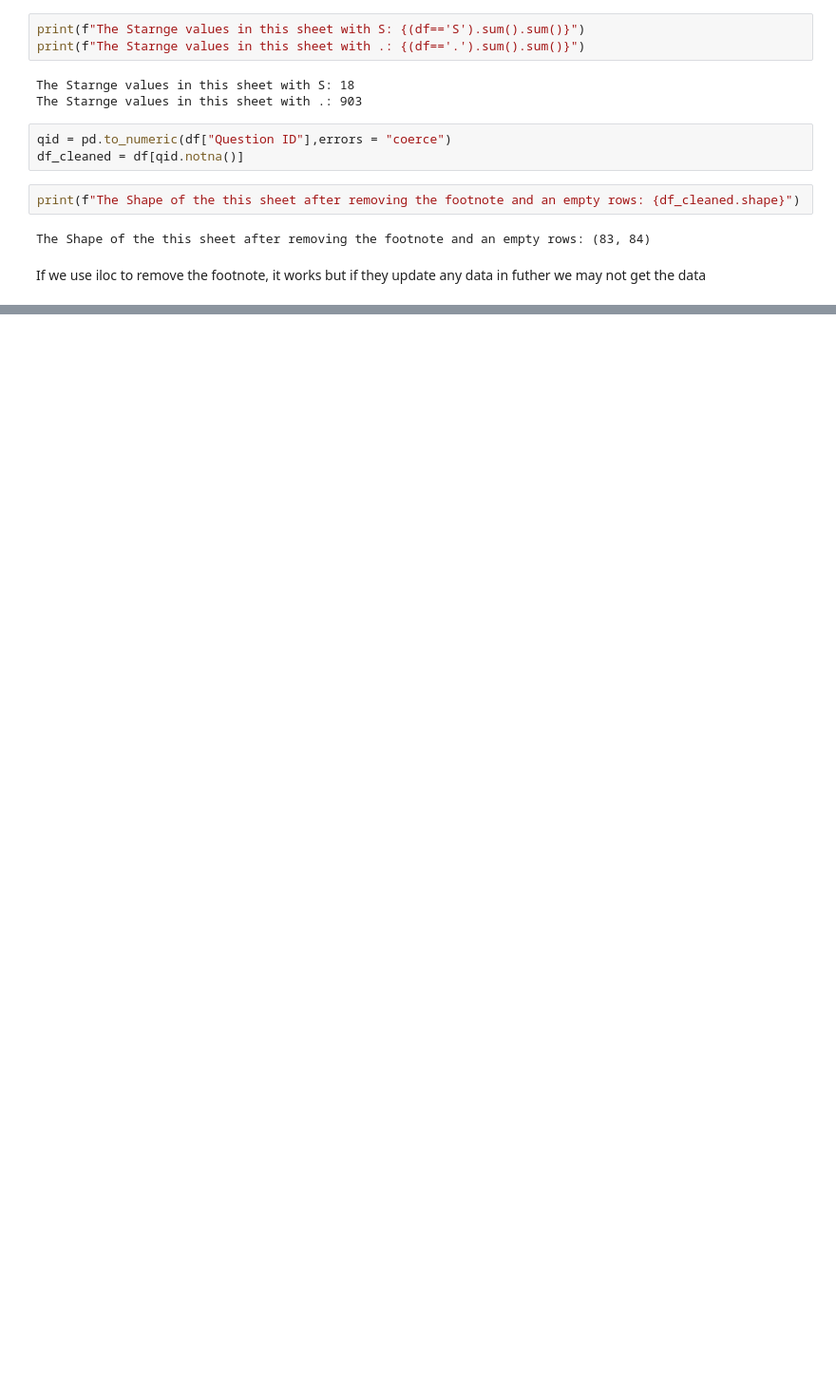
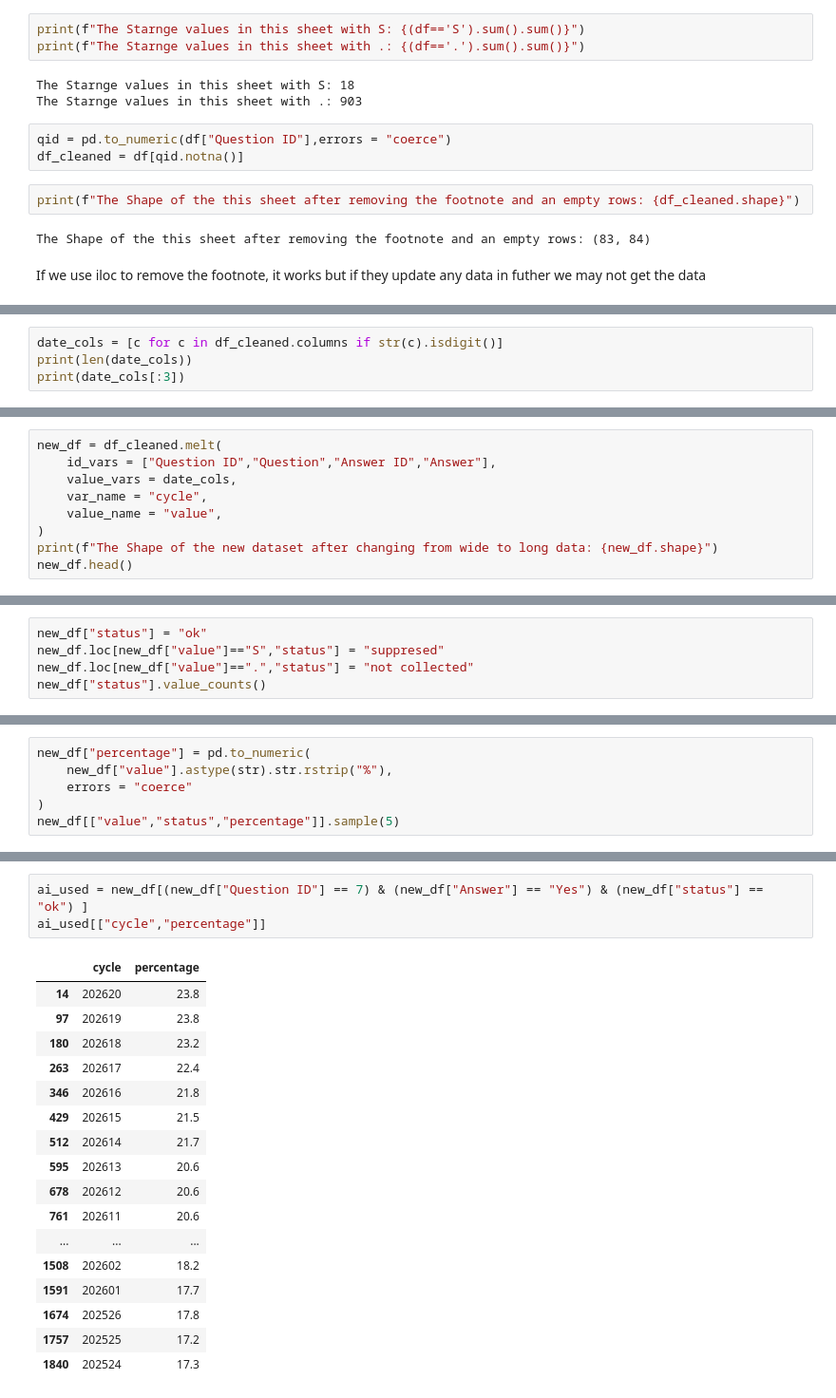
Before and after one commit to sasi1645/Ai-adoption-intel, a Jupyter notebook: notebooks/01_explore.ipynb, the cells around one changed output, grey strips where cells are left out. Shown at 95% size. Cells and saved outputs as stored; diff of their text form; blank space fills up the shorter version.

Commit message:
Changed the dataset from wide to long format and clean values

```diff
--- a/notebooks/01_explore.ipynb
+++ b/notebooks/01_explore.ipynb
@@ -99,0 +102,4 @@ If we use iloc to remove the footnote, it works but if they update any data in f
+# %%
+date_cols = [c for c in df_cleaned.columns if str(c).isdigit()]
+print(len(date_cols))
+print(date_cols[:3])
@@ -99,0 +109,9 @@ If we use iloc to remove the footnote, it works but if they update any data in f
+# %%
+new_df = df_cleaned.melt(
+    id_vars = ["Question ID","Question","Answer ID","Answer"],
+    value_vars = date_cols,
+    var_name = "cycle",
+    value_name = "value",
+)
+print(f"The Shape of the new dataset after changing from wide to long data: {new_df.shape}")
+new_df.head()
@@ -99,0 +126,5 @@ If we use iloc to remove the footnote, it works but if they update any data in f
+# %%
+new_df["status"] = "ok"
+new_df.loc[new_df["value"]=="S","status"] = "suppresed"
+new_df.loc[new_df["value"]==".","status"] = "not collected"
+new_df["status"].value_counts()
@@ -99,0 +137,6 @@ If we use iloc to remove the footnote, it works but if they update any data in f
+# %%
+new_df["percentage"] = pd.to_numeric(
+    new_df["value"].astype(str).str.rstrip("%"),
+    errors = "coerce"
+)
+new_df[["value","status","percentage"]].sample(5)
@@ -99,0 +150,21 @@ If we use iloc to remove the footnote, it works but if they update any data in f
+# %%
+ai_used = new_df[(new_df["Question ID"] == 7) & (new_df["Answer"] == "Yes") & (new_df["status"] == "ok") ]
+ai_used[["cycle","percentage"]]
+# %% [output]
+|  | cycle | percentage |
+| 14 | 202620 | 23.8 |
+| 97 | 202619 | 23.8 |
+| 180 | 202618 | 23.2 |
+| 263 | 202617 | 22.4 |
+| 346 | 202616 | 21.8 |
+| 429 | 202615 | 21.5 |
+| 512 | 202614 | 21.7 |
+| 595 | 202613 | 20.6 |
+| 678 | 202612 | 20.6 |
+| 761 | 202611 | 20.6 |
+| ... | ... | ... |
+| 1508 | 202602 | 18.2 |
+| 1591 | 202601 | 17.7 |
+| 1674 | 202526 | 17.8 |
+| 1757 | 202525 | 17.2 |
+| 1840 | 202524 | 17.3 |
```
Also changed, not shown: parts of 5 cells of this notebook.
